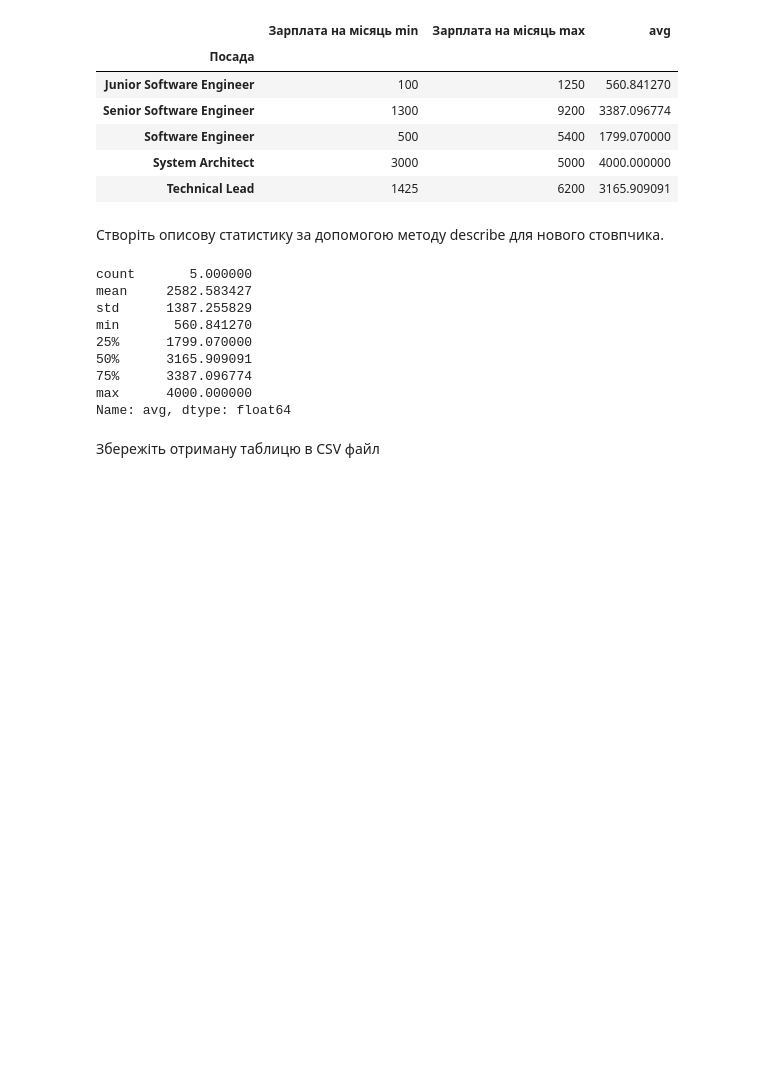
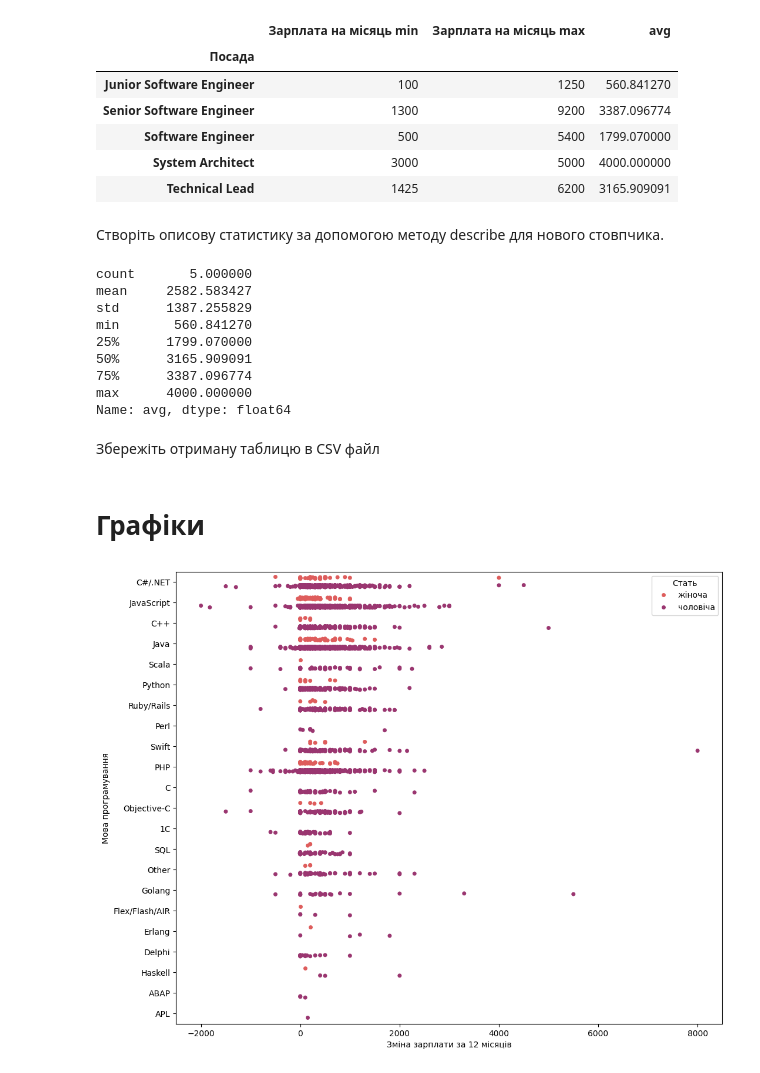
Before and after one commit to peakodev/data_science, a Jupyter notebook: home_02/Hw2_2.ipynb, the cells around one changed output. Drawn from its saved outputs; the diff is of its cells as text; code cells hidden in the pictures; blank space fills up the shorter version.

Commit message:
home02:  add graphs to second part oh home

```diff
--- a/home_02/Hw2_2.ipynb
+++ b/home_02/Hw2_2.ipynb
@@ -223,3 +225,5 @@ Name: avg, dtype: float64
 Збережіть отриману таблицю в CSV файл
 # %%
 python_data.to_csv("hw2_2_results.csv", index=False)
+# %% [markdown]
+# Графіки
@@ -225,0 +235,15 @@ python_data.to_csv("hw2_2_results.csv", index=False)
+# %%
+# @title Кому найчастіше підвишують зарплату
+
+plt.figure(figsize=(12, 10))
+sns.stripplot(
+    y='Мова програмування',
+    x='Зміна зарплати за 12 місяців',
+    hue='Стать',
+    dodge=True,
+    palette='flare',
+    data=df
+  )
+plt.show()
+# %% [output]
+[figure, added]
```
Also changed, not shown: parts of 5 cells of this notebook.
